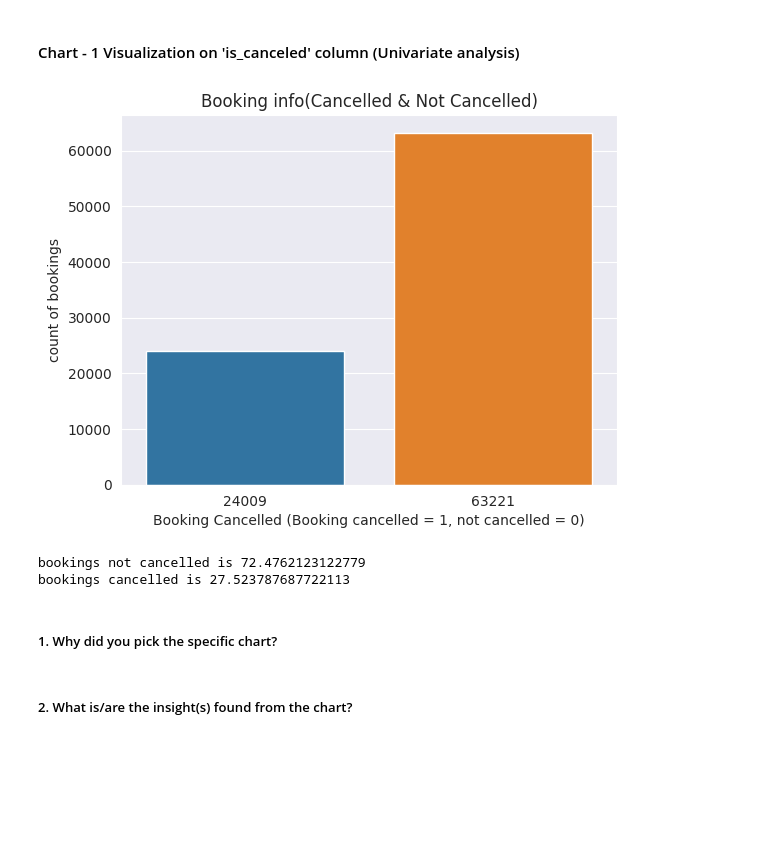
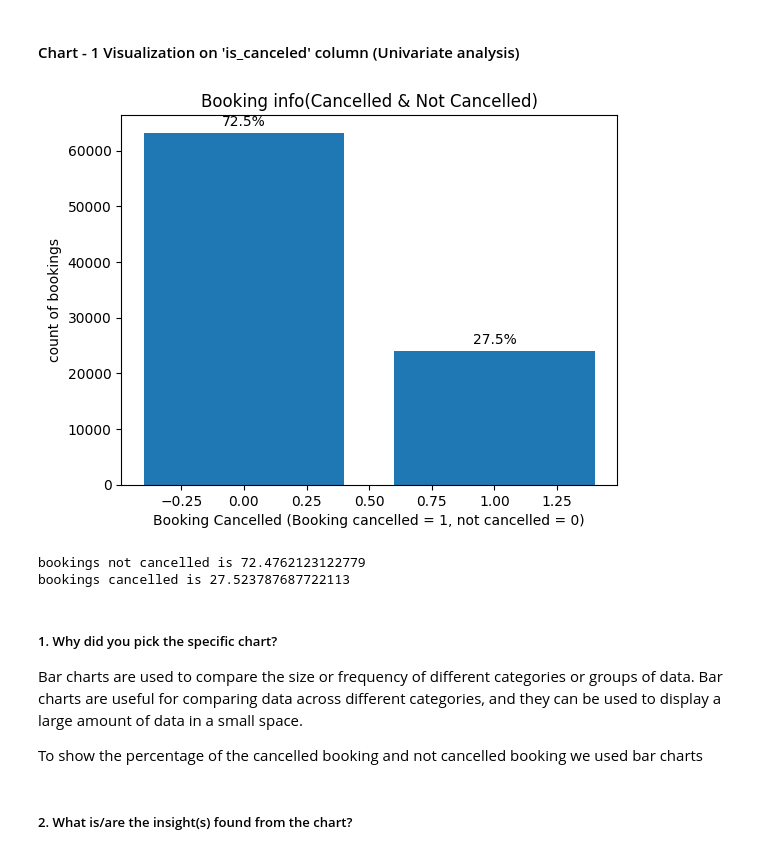
Before and after one commit to Jamal1018/EDA_Hotel_booking_analysis, a Jupyter notebook: EDA_on_Hotel_Booking_Analysis.ipynb, the cells around one changed output. Cells and saved outputs as stored; diff of their text form; code cells hidden in the pictures; blank space fills up the shorter version.

```diff
--- a/EDA_on_Hotel_Booking_Analysis.ipynb
+++ b/EDA_on_Hotel_Booking_Analysis.ipynb
@@ -477,27 +460,41 @@ def plot(x, y, x_label=None,y_label=None, title=None, figsize=(7,5), type='bar')
 # %%
 # plotting for 'is_canceled' analysis
 df1 = df['is_canceled'].value_counts()
 x = df1.index.values
 y = df1.values
 
-sns.barplot(data = df1, x = x,y= y)
+fig,ax = plt.subplots()
+
+bars = ax.bar(x,y)
+
+for bar in bars:
+    height = bar.get_height()
+    percentage = f'{(height / sum(y)) * 100:.1f}%'
+    ax.annotate(percentage, xy=(bar.get_x() + bar.get_width() / 2, height), xytext=(0, 3),
+                textcoords="offset points", ha='center', va='bottom')
+
+
 plt.xlabel('Booking Cancelled (Booking cancelled = 1, not cancelled = 0)')
 plt.ylabel('count of bookings')
 plt.title('Booking info(Cancelled & Not Cancelled)')
 plt.show()
-
-no_of_bookings_not_cancelled = df1[0]
-no_of_bookings_cancelled = df1[1]
-total_bookings = no_of_bookings_not_cancelled + no_of_bookings_cancelled
-
-print("bookings not cancelled is",(no_of_bookings_not_cancelled/ total_bookings) * 100)
-print("bookings cancelled is",(no_of_bookings_cancelled / total_bookings) * 100)
 # %% [output]
-[figure, old version]
+[figure, new version]
-bookings not cancelled is 72.4762123122779
-bookings cancelled is 27.523787687722113
-# %% [markdown]
-##### 1. Why did you pick the specific chart?
+# %%
+no_of_bookings_not_cancelled = df1[0]
+no_of_bookings_cancelled = df1[1]
+total_bookings = no_of_bookings_not_cancelled + no_of_bookings_cancelled
+
+print("bookings not cancelled is",(no_of_bookings_not_cancelled/ total_bookings) * 100)
+print("bookings cancelled is",(no_of_bookings_cancelled / total_bookings) * 100)
+# %% [output]
+bookings not cancelled is 72.4762123122779
+bookings cancelled is 27.523787687722113
+# %% [markdown]
+##### 1. Why did you pick the specific chart?
+Bar charts are used to compare the size or frequency of different categories or groups of data. Bar charts are useful for comparing data across different categories, and they can be used to display a large amount of data in a small space.
+
+To show the percentage of the cancelled booking and not cancelled booking we used bar charts
 # %% [markdown]
 ##### 2. What is/are the insight(s) found from the chart?
 # %% [markdown]
```
Also changed, not shown: parts of 3 cells of this notebook.
